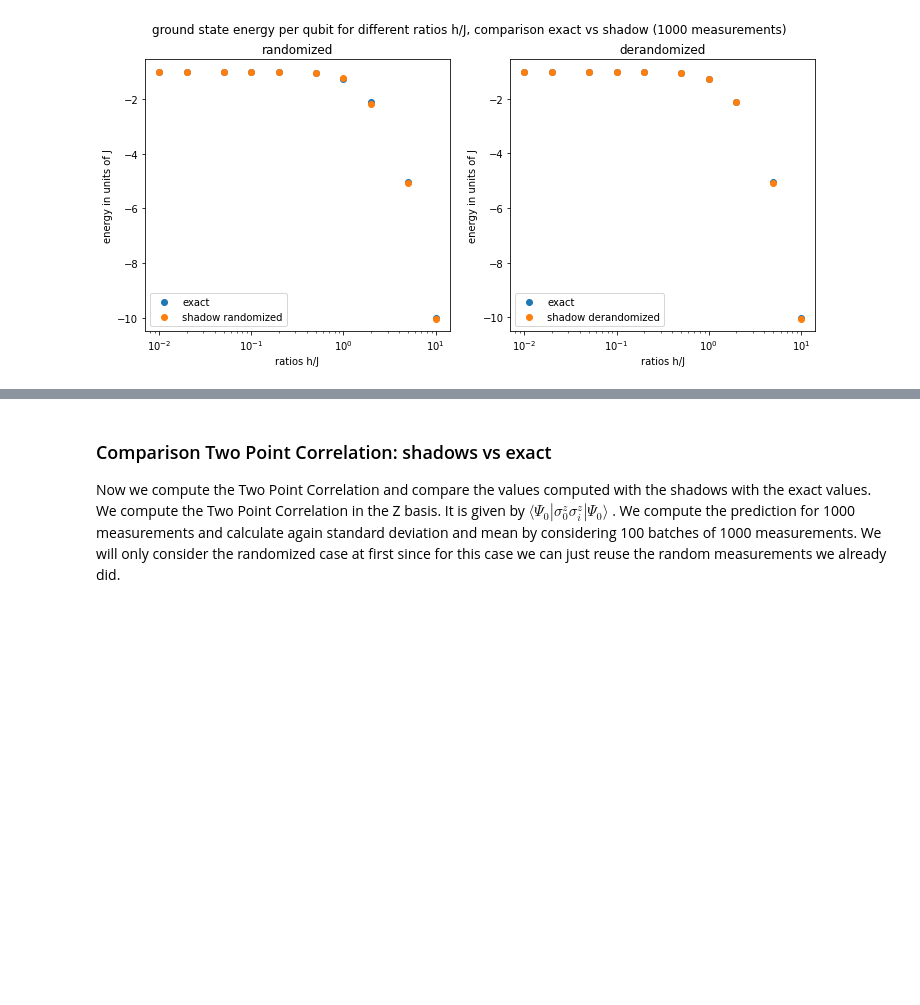
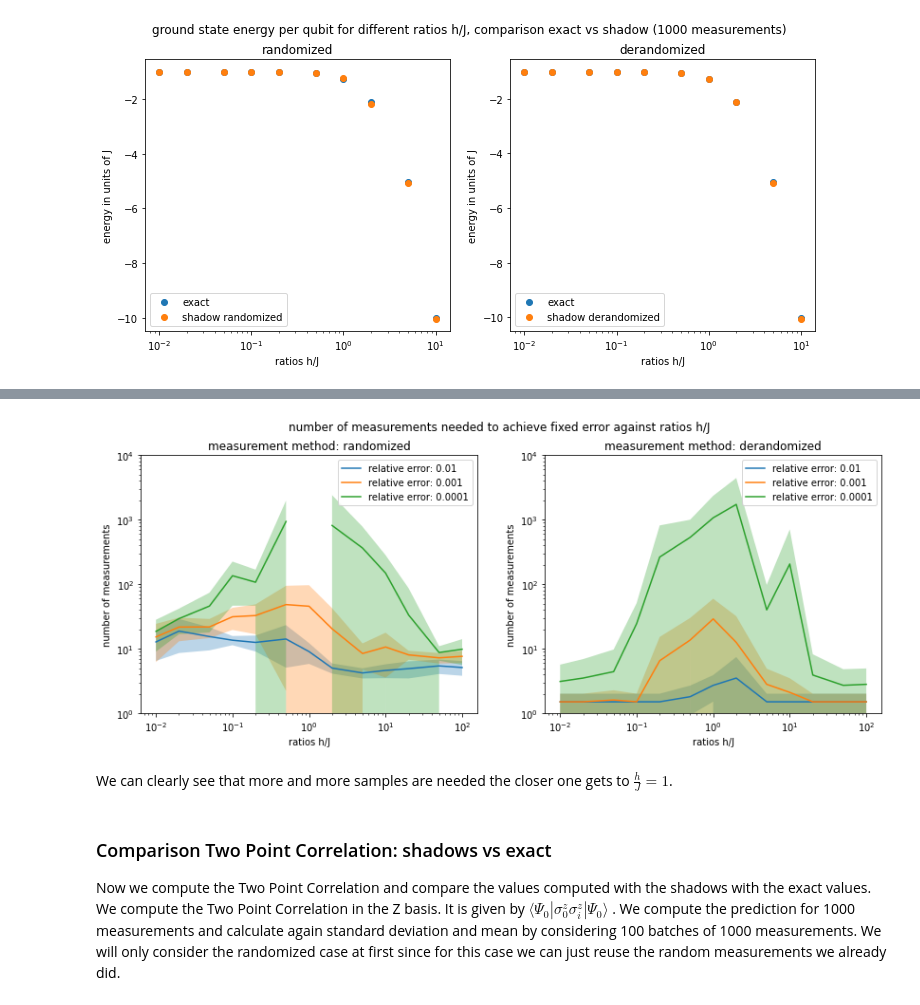
Before and after one commit to LennartBuerger/classical-shadows-for-1d-TFIM-energy-estimation, a Jupyter notebook: display_data/shadow_performance_analysis.ipynb, the cells around one changed output, grey strips where cells are left out. Drawn from its saved outputs; the diff is of its cells as text; code cells hidden in the pictures; blank space fills up the shorter version.

```diff
--- a/display_data/shadow_performance_analysis.ipynb
+++ b/display_data/shadow_performance_analysis.ipynb
@@ -192,3 +246,56 @@ for $10^5$ measurements the randomized approach is equally good or maybe even be
+# %%
+fixed_errors = np.array([1e-2, 1e-3, 1e-4])
+batches = 10
+sample_size_intervals = np.append(np.arange(0, 20, 1),np.append(np.arange(20, 200, 10), np.append(np.arange(200, 2000, 100), np.arange(2000, 10000, 500))))
+error_mean = np.zeros((np.size(sample_size_intervals), np.size(measurement_methods), np.size(ratios_h_j)))
+error_std = np.zeros((np.size(sample_size_intervals), np.size(measurement_methods), np.size(ratios_h_j)))
+error_list = np.zeros((batches, np.size(sample_size_intervals), np.size(measurement_methods), np.size(ratios_h_j)))
+for l in range(0, 2):
+    for i in range(0, np.size(ratios_h_j)):
+        energy_shadow = np.zeros(np.size(sample_size_intervals))
+        energy_brute = energy_dict[str(1)]['periodic'][str(qubit_num)][str(ratios_h_j[i])][0] * np.ones(np.size(sample_size_intervals))
+        for k in range(0, batches):
+            for j in range(0, np.size(sample_size_intervals)):
+                measurements = measurement_dict[str(qubit_num)][str(ratios_h_j[i])][measurement_methods[l]][k*sample_size_intervals[j]:(k+1)*sample_size_intervals[j]]
+                energy_shadow[j] = TfimHamiltonianOpenFermion(qubit_num,
+                                                           ratios_h_j[i], 1, 'periodic').energy_shadow(None,
+                                                                                                       sample_size_intervals[j],
+                                                                                                       measurement_methods[l], measurements)
+                error_list[k,:,l,i] = np.abs(energy_shadow - energy_brute) / np.abs(energy_brute) / qubit_num
+# %%
+fixed_errors = np.array([1e-2, 1e-3, 1e-4])
+batches = 10
+fig, axs = plt.subplots(1, 2)
+fig.set_figheight(5)
+fig.set_figwidth(14)
+fig.suptitle('number of measurements needed to achieve fixed error against ratios h/J')
+
+for l in range(0,2):
+    for e in range(0, np.size(fixed_errors)):
+        sample_size = np.zeros((batches, np.size(ratios_h_j)))
+        for i in range(0, np.size(ratios_h_j)):
+            for k in range(0, batches):
+                pos = np.where(error_list[k,:,l,i] <= fixed_errors[e])[0]
+                if pos.size == 0:
+                    sample_size[k,i] = None
+                else:
+                    sample_size[k,i] = sample_size_intervals[pos[0]]
+        sample_size_mean = np.mean(sample_size, axis=0)
+        sample_size_std = np.std(sample_size, axis=0)
+        if fixed_errors[e] != 1e-4:
+            axs[l].errorbar(ratios_h_j, sample_size_mean, label = 'relative error: ' + str(fixed_errors[e]))
+            axs[l].fill_between(ratios_h_j, sample_size_mean - sample_size_std, sample_size_mean + sample_size_std, alpha = 0.3)
+        else:
+            axs[l].errorbar(ratios_h_j, sample_size_mean, label = 'relative error: ' + str(fixed_errors[e]))
+            axs[l].fill_between(ratios_h_j, sample_size_mean - sample_size_std, sample_size_mean + sample_size_std, alpha = 0.3)
+        axs[l].legend()
+        axs[l].set_ylim([1, 10**4])
+        axs[l].set_title('measurement method: ' + str(measurement_methods[l]))
+        axs[l].set(xscale='log', yscale='log', xlabel='ratios h/J', ylabel = 'number of measurements')
+# %% [output]
+[figure, added]
+# %% [markdown]
+We can clearly see that more and more samples are needed the closer one gets to $\frac{h}{J} = 1$.
 # %% [markdown]
 ### Comparison Two Point Correlation: shadows vs exact
 Now we compute the Two Point Correlation and compare the values computed with the shadows with
```
Also changed, not shown: parts of 9 cells of this notebook, 4 other files.
